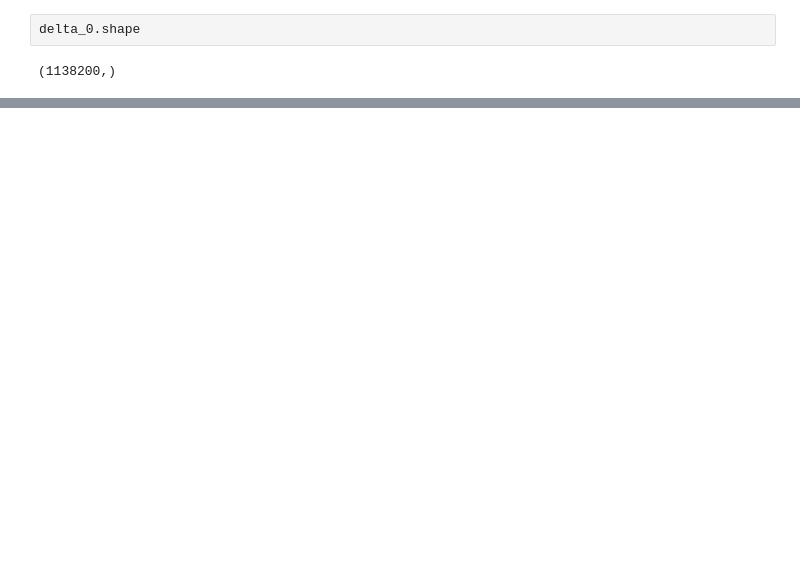
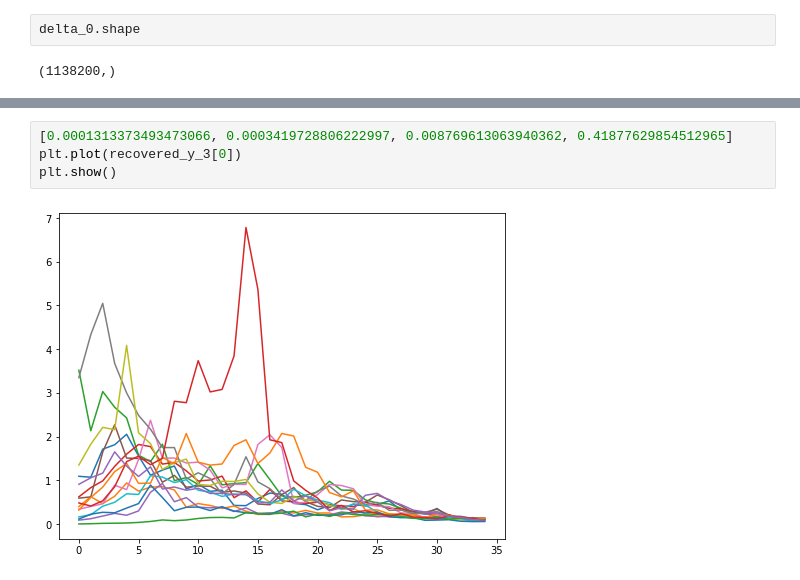
Before and after one commit to DeepShake/DeepShake, a Jupyter notebook: models/ClasswiseAccuracy.ipynb, the cells around one changed output, grey strips where cells are left out. Cells and saved outputs as stored; diff of their text form; blank space fills up the shorter version.

```diff
--- a/models/ClasswiseAccuracy.ipynb
+++ b/models/ClasswiseAccuracy.ipynb
@@ -281,0 +371,6 @@ Total R2:  0.22105090636511482
+# %%
+[0.0001313373493473066, 0.0003419728806222997, 0.008769613063940362, 0.41877629854512965]
+plt.plot(recovered_y_3[0])
+plt.show()
+# %% [output]
+[figure, added]
```
Also changed, not shown: parts of 22 cells of this notebook, 9 other files.
